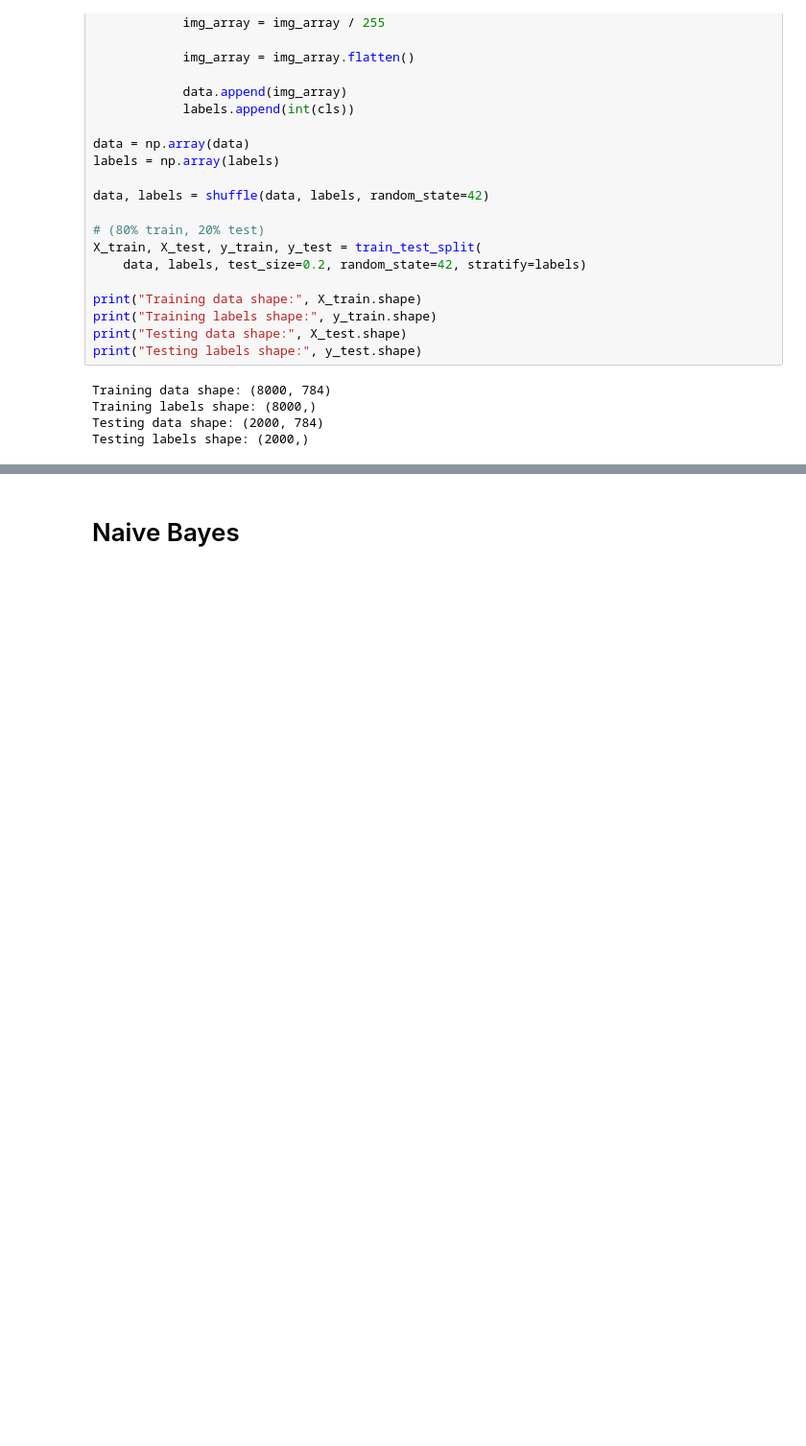
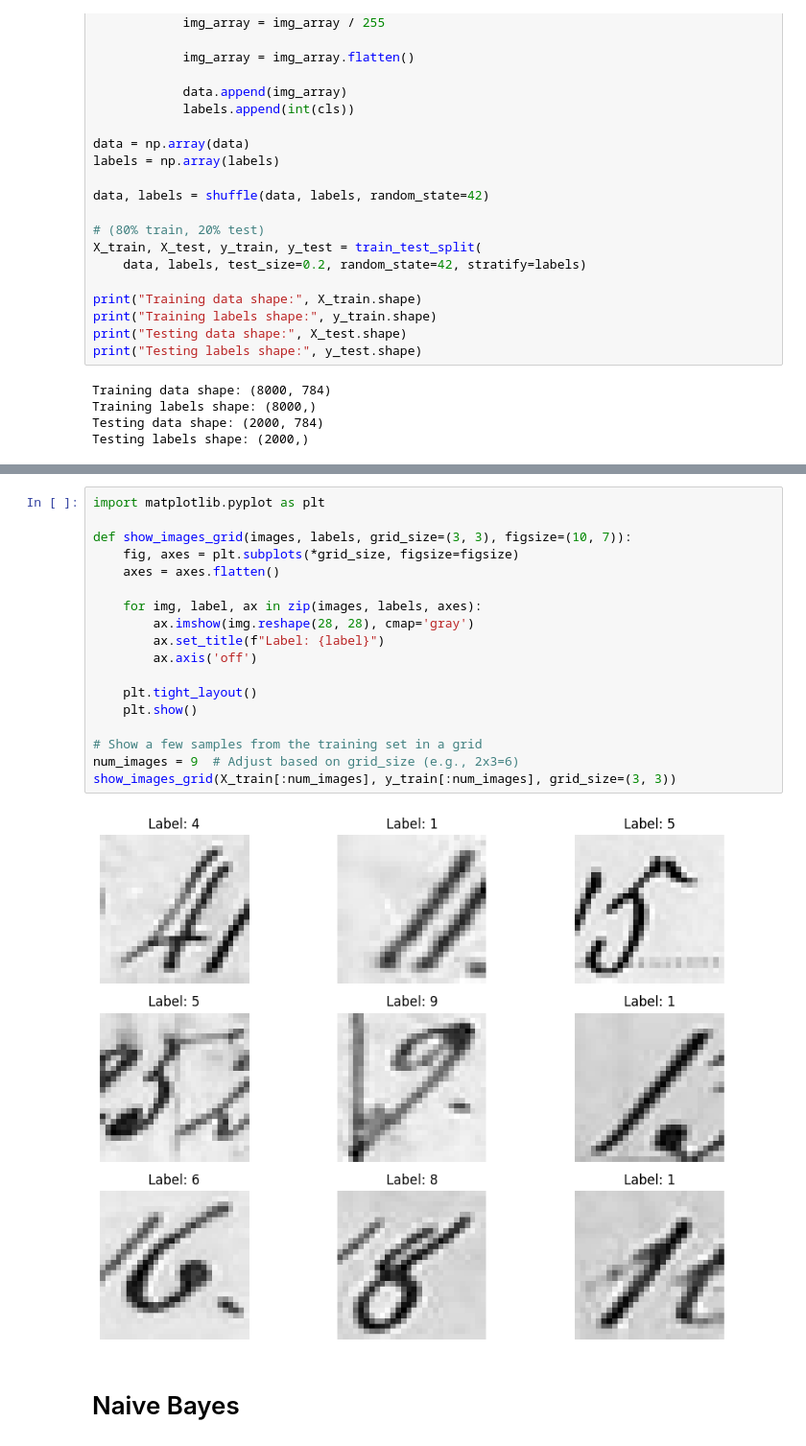
Before and after one commit to HabibaAhmed11111/ML_Project, a Jupyter notebook: project.ipynb, the cells around one changed output, grey strips where cells are left out. Shown: that part at 96% size. Saved outputs shown, nothing was run; the diff lists cells and outputs as text; blank space fills up the shorter version.

Commit message:
Enhance Image plotting

```diff
--- a/project.ipynb
+++ b/project.ipynb
@@ -93,3 +76,23 @@ for i in range(5):
+# %%
+import matplotlib.pyplot as plt
+
+def show_images_grid(images, labels, grid_size=(3, 3), figsize=(10, 7)):
+    fig, axes = plt.subplots(*grid_size, figsize=figsize)
+    axes = axes.flatten()
+
+    for img, label, ax in zip(images, labels, axes):
+        ax.imshow(img.reshape(28, 28), cmap='gray')
+        ax.set_title(f"Label: {label}")
+        ax.axis('off')
+
+    plt.tight_layout()
+    plt.show()
+
+# Show a few samples from the training set in a grid
+num_images = 9  # Adjust based on grid_size (e.g., 2x3=6)
+show_images_grid(X_train[:num_images], y_train[:num_images], grid_size=(3, 3))
+# %% [output]
+[figure, added]
 # %% [markdown]
 # Naive Bayes
 # %%
```
Also changed, not shown: parts of 1 cell of this notebook.
